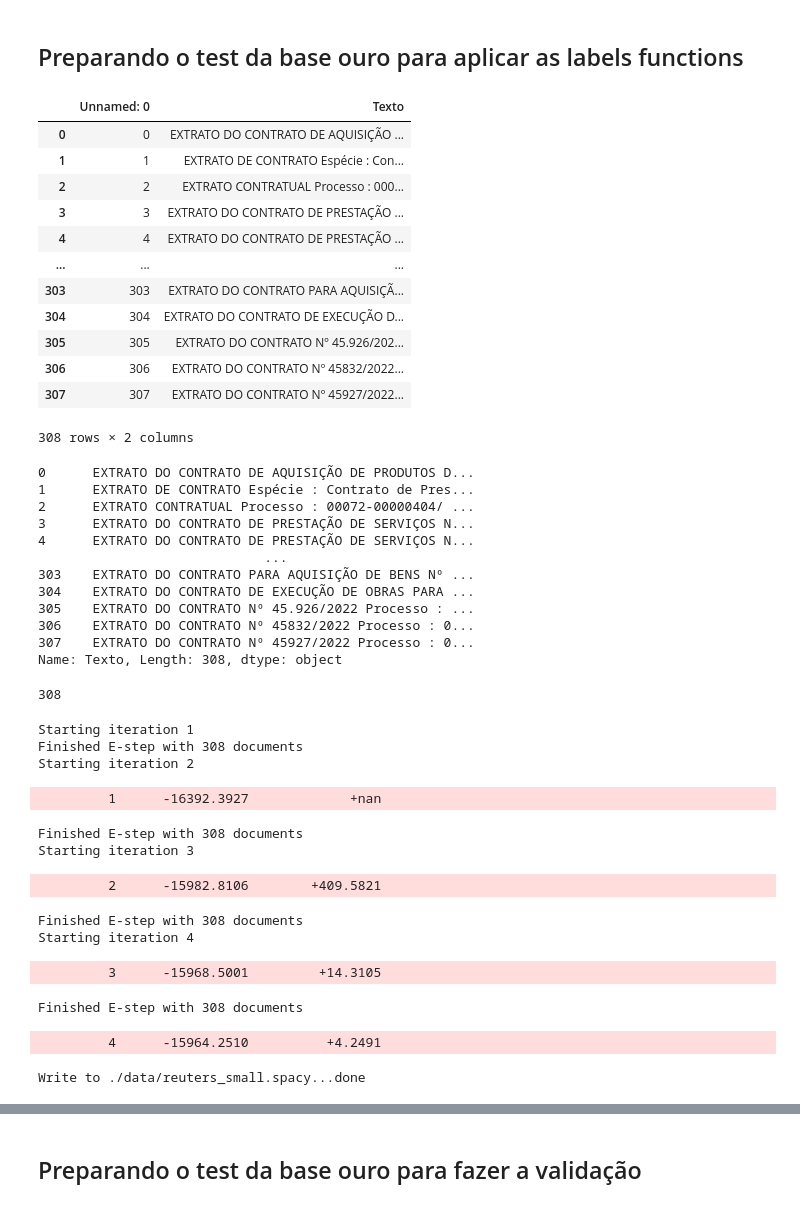
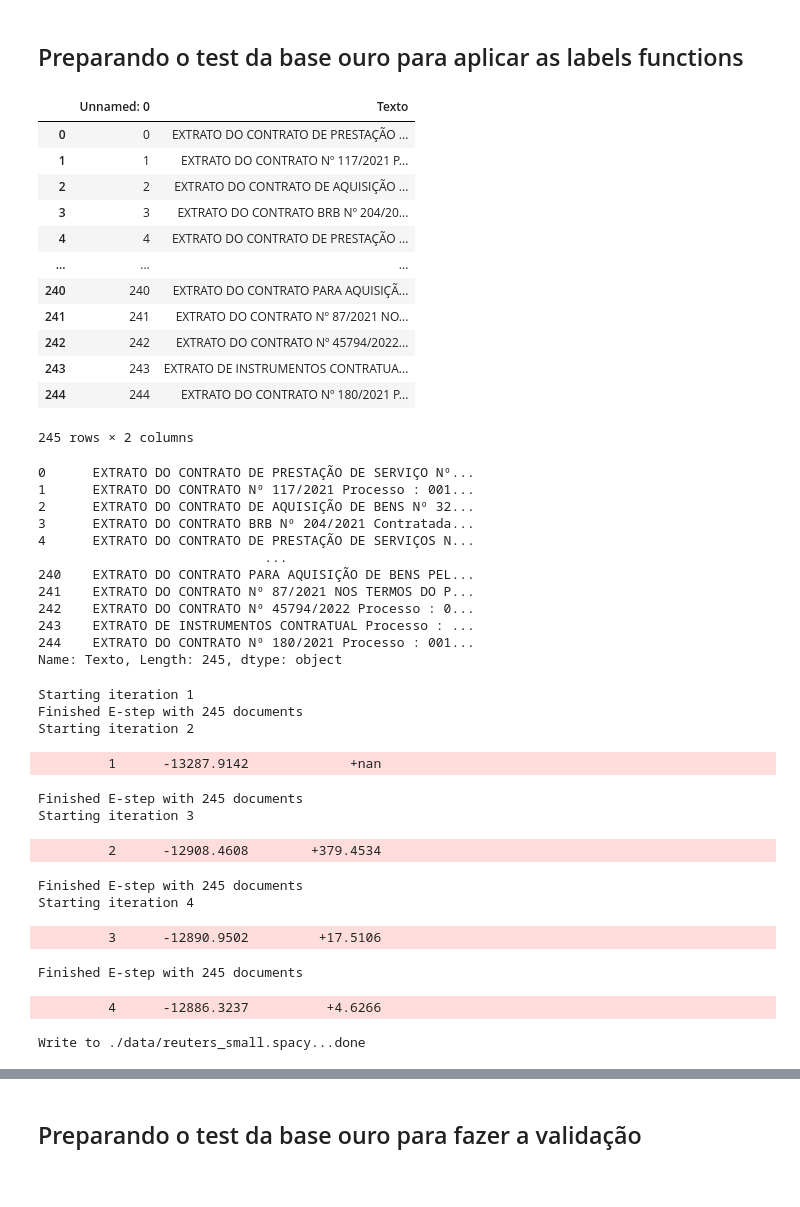
Before and after one commit to UnB-KnEDLe/experiments, a Jupyter notebook: members/lucelia/Supervisao_Fraca/labelfunction_direto.ipynb, the cells around one changed output, grey strips where cells are left out. Drawn from its saved outputs; the diff is of its cells as text; code cells hidden in the pictures.

```diff
--- a/members/lucelia/Supervisao_Fraca/labelfunction_direto.ipynb
+++ b/members/lucelia/Supervisao_Fraca/labelfunction_direto.ipynb
@@ -16,39 +18,35 @@ import sklearn
 # %%
 #Carrega o dataset de teste para aplicacao das LB
-df_sk_1 = pd.read_csv('./CSVs/Extrato_Contrato_Split_4_x_test_texto.csv', dtype=str)
+df_sk_1 = pd.read_csv('./CSVs/Extrato_Contrato_Split_2_x_test_texto.csv', dtype=str)
 df_sk_1
 # %% [output]
 |  | Unnamed: 0 | Texto |
-| 0 | 0 | EXTRATO DO CONTRATO DE AQUISIÇÃO ... |
-| 1 | 1 | EXTRATO DE CONTRATO Espécie : Con... |
-| 2 | 2 | EXTRATO CONTRATUAL Processo : 000... |
-| 3 | 3 | EXTRATO DO CONTRATO DE PRESTAÇÃO ... |
+| 0 | 0 | EXTRATO DO CONTRATO DE PRESTAÇÃO ... |
+| 1 | 1 | EXTRATO DO CONTRATO Nº 117/2021 P... |
+| 2 | 2 | EXTRATO DO CONTRATO DE AQUISIÇÃO ... |
+| 3 | 3 | EXTRATO DO CONTRATO BRB Nº 204/20... |
 | 4 | 4 | EXTRATO DO CONTRATO DE PRESTAÇÃO ... |
 | ... | ... | ... |
-| 303 | 303 | EXTRATO DO CONTRATO PARA AQUISIÇÃ... |
-| 304 | 304 | EXTRATO DO CONTRATO DE EXECUÇÃO D... |
-| 305 | 305 | EXTRATO DO CONTRATO Nº 45.926/202... |
-| 306 | 306 | EXTRATO DO CONTRATO Nº 45832/2022... |
-| 307 | 307 | EXTRATO DO CONTRATO Nº 45927/2022... |
+| 240 | 240 | EXTRATO DO CONTRATO PARA AQUISIÇÃ... |
+| 241 | 241 | EXTRATO DO CONTRATO Nº 87/2021 NO... |
+| 242 | 242 | EXTRATO DO CONTRATO Nº 45794/2022... |
+| 243 | 243 | EXTRATO DE INSTRUMENTOS CONTRATUA... |
+| 244 | 244 | EXTRATO DO CONTRATO Nº 180/2021 P... |
-308 rows × 2 columns
+245 rows × 2 columns
 # %%
 #criando novo dataframe somente com os textos
 df_sk = df_sk_1['Texto'].reset_index(drop=True)
 df_sk
 # %% [output]
-0      EXTRATO DO CONTRATO DE AQUISIÇÃO DE PRODUTOS D...
-1      EXTRATO DE CONTRATO Espécie : Contrato de Pres...
-2      EXTRATO CONTRATUAL Processo : 00072-00000404/ ...
-3      EXTRATO DO CONTRATO DE PRESTAÇÃO DE SERVIÇOS N...
+0      EXTRATO DO CONTRATO DE PRESTAÇÃO DE SERVIÇO Nº...
+1      EXTRATO DO CONTRATO Nº 117/2021 Processo : 001...
+2      EXTRATO DO CONTRATO DE AQUISIÇÃO DE BENS Nº 32...
+3      EXTRATO DO CONTRATO BRB Nº 204/2021 Contratada...
 4      EXTRATO DO CONTRATO DE PRESTAÇÃO DE SERVIÇOS N...
                              ...
-303    EXTRATO DO CONTRATO PARA AQUISIÇÃO DE BENS Nº ...
-304    EXTRATO DO CONTRATO DE EXECUÇÃO DE OBRAS PARA ...
-305    EXTRATO DO CONTRATO Nº 45.926/2022 Processo : ...
-306    EXTRATO DO CONTRATO Nº 45832/2022 Processo : 0...
-307    EXTRATO DO CONTRATO Nº 45927/2022 Processo : 0...
-Name: Texto, Length: 308, dtype: object
+240    EXTRATO DO CONTRATO PARA AQUISIÇÃO DE BENS PEL...
+241    EXTRATO DO CONTRATO Nº 87/2021 NOS TERMOS DO P...
+242    EXTRATO DO CONTRATO Nº 45794/2022 Processo : 0...
+243    EXTRATO DE INSTRUMENTOS CONTRATUAL Processo : ...
+244    EXTRATO DO CONTRATO Nº 180/2021 Processo : 001...
+Name: Texto, Length: 245, dtype: object
-# %%
-len(df_sk)
-# %% [output]
-308
@@ -61,17 +61,17 @@ skw.train_HMM_Dodf()
 #data_label=skw.get_hmm_dataframe()
 # %% [output]
 Starting iteration 1
-Finished E-step with 308 documents
+Finished E-step with 245 documents
 Starting iteration 2
-         1      -16392.3927             +nan
+         1      -13287.9142             +nan
-Finished E-step with 308 documents
+Finished E-step with 245 documents
 Starting iteration 3
-         2      -15982.8106        +409.5821
+         2      -12908.4608        +379.4534
-Finished E-step with 308 documents
+Finished E-step with 245 documents
 Starting iteration 4
-         3      -15968.5001         +14.3105
+         3      -12890.9502         +17.5106
-Finished E-step with 308 documents
+Finished E-step with 245 documents
-         4      -15964.2510          +4.2491
+         4      -12886.3237          +4.6266
 Write to ./data/reuters_small.spacy...done
 # %%
 # converting to CSV file
```
Also changed, not shown: parts of 37 cells of this notebook, 46 other files.
